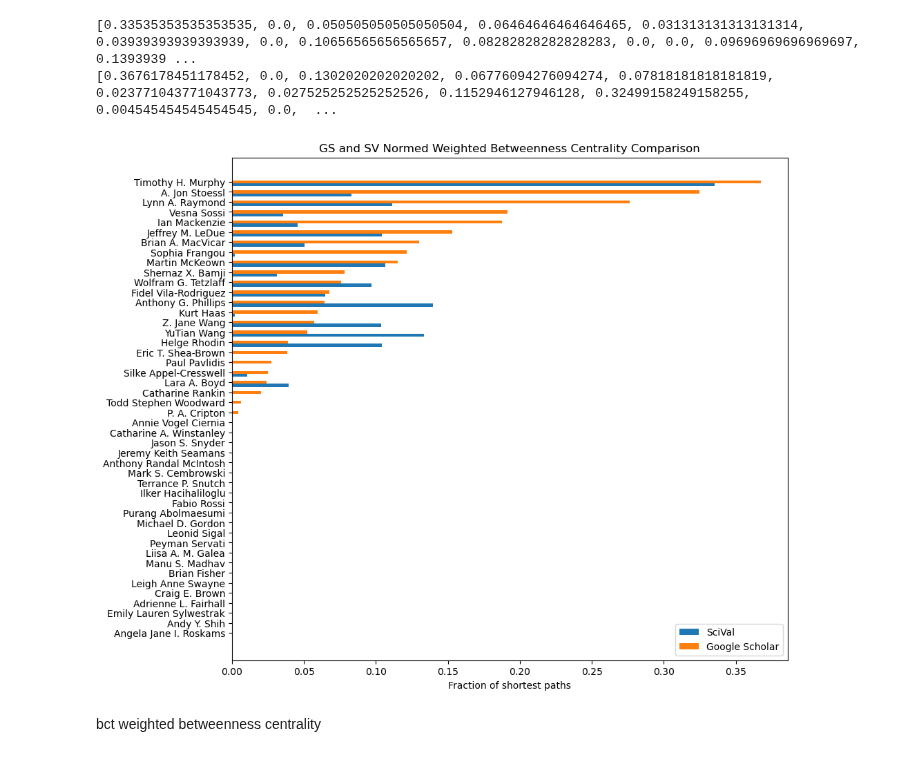
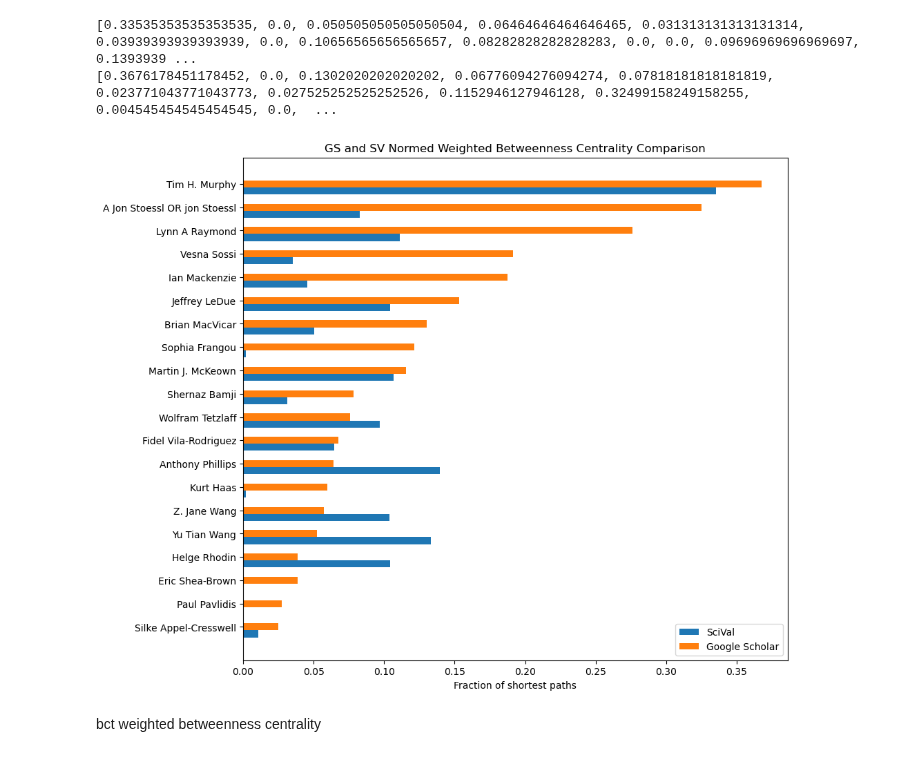
Before and after one commit to rainacao/scholar_metrics_scraper, a Jupyter notebook: authorlist comparisons/centrality.ipynb, the cells around one changed output. Cells and saved outputs as stored; diff of their text form; code cells hidden in the pictures.

Commit message:
double sided graphs

```diff
--- a/authorlist comparisons/centrality.ipynb
+++ b/authorlist comparisons/centrality.ipynb
@@ -174,6 +174,7 @@ Emily Sylwestrak has no coauthors
 # %%
 # get names for axes
 sv_names = combined_df["sv_name"].tolist()
+gs_names = combined_df["gs_name"].tolist()
 
 # get networkX graph betweenness centrality
 sv_BC_dict = nx.betweenness_centrality(sv_g, weight="weight")
@@ -188,16 +189,24 @@ print(gs_BC_weighted)
 [0.3676178451178452, 0.0, 0.1302020202020202, 0.06776094276094274, 0.07818181818181819, 0.023771043771043773, 0.027525252525252526, 0.1152946127946128, 0.32499158249158255, 0.004545454545454545, 0.0,  ...
 # %%
 weighted_centrality_df = pd.DataFrame({
-    "Name":sv_names,
+    "Name":gs_names,
     "SciVal":sv_BC_weighted,
     "Google Scholar":gs_BC_weighted,
 })
 
+# weighted_ordered_df = weighted_centrality_df.sort_values(by="Google Scholar", ascending=False)
 weighted_ordered_df = weighted_centrality_df.sort_values(by="Google Scholar", ascending=True)
+# print(weighted_ordered_df.head)
 
-plot_comparison_graph(weighted_ordered_df, "GS and SV Normed Weighted Betweenness Centrality Comparison", "Fraction of shortest paths")
+cutoff = {}
+for key in weighted_ordered_df:
+    # cutoff[key] = weighted_ordered_df[key][:20]
+    cutoff[key] = weighted_ordered_df[key][26:] #top 20
+
+df_cutoff = pd.DataFrame(cutoff)
+plot_comparison_graph(df_cutoff, "GS and SV Normed Weighted Betweenness Centrality Comparison", "Fraction of shortest paths")
 # %% [output]
-[figure, old version]
+[figure, new version]
 # %% [markdown]
 bct weighted betweenness centrality
 # %%
```
Also changed, not shown: 1 other file.
